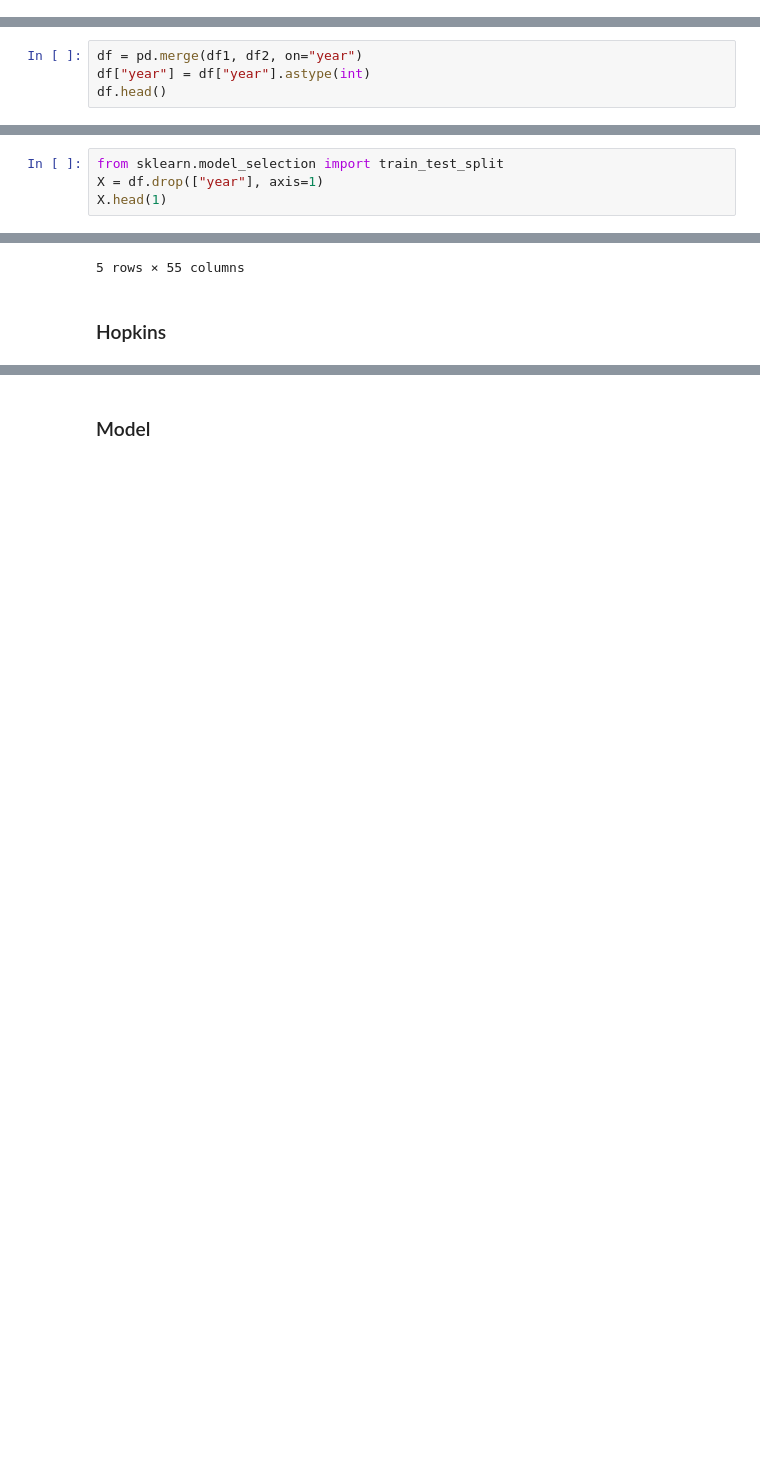
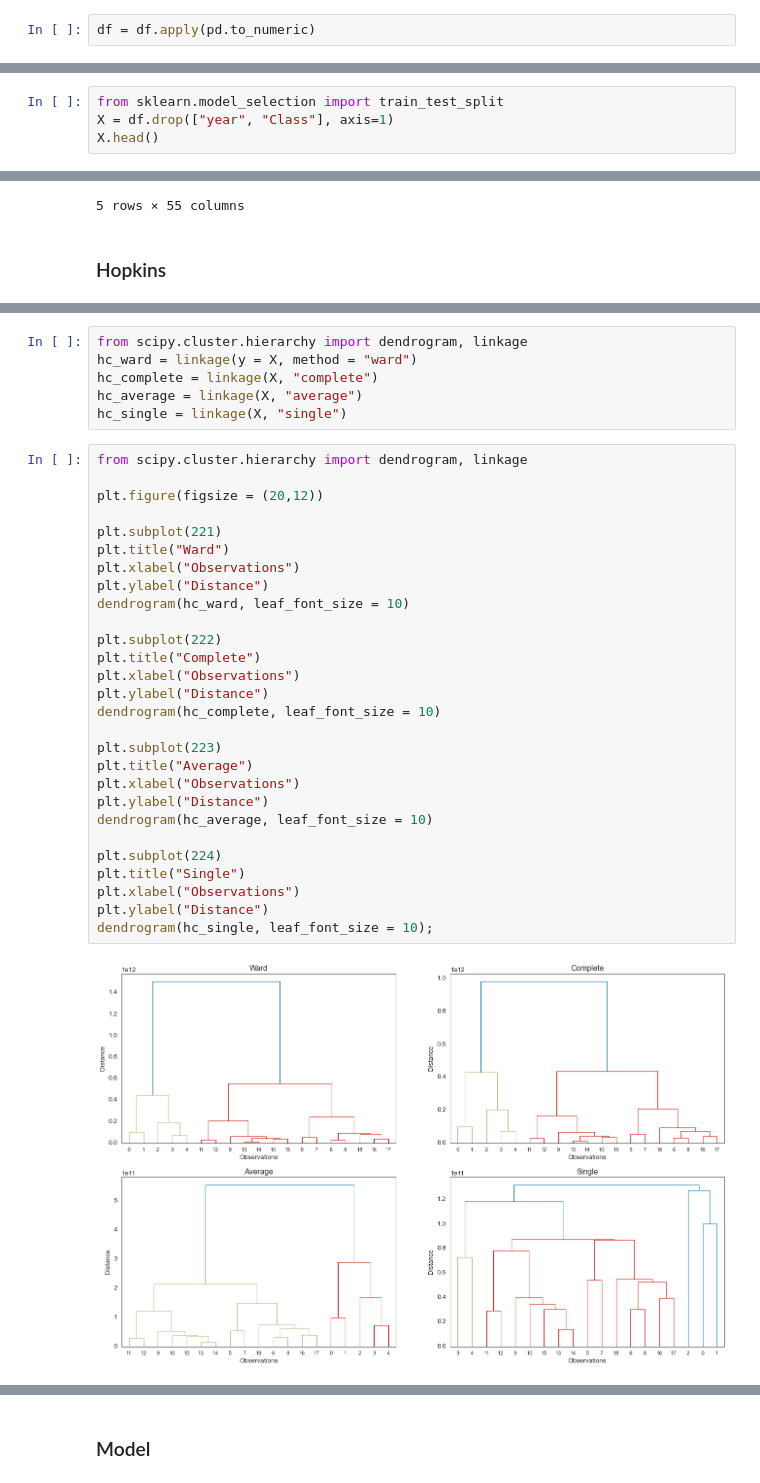
Before and after one commit to enginabdan/1_Github, a Jupyter notebook: 2_ProjectsMine/9_turkey_last_20_years/2_Turkey_Last_20_Years_AgglomerativeClustering/turkey_20_years_AgglomerativeClustering.ipynb, the cells around one changed output, grey strips where cells are left out. Cells and saved outputs as stored; diff of their text form; blank space fills up the shorter version.

```diff
--- a/2_ProjectsMine/9_turkey_last_20_years/2_Turkey_Last_20_Years_AgglomerativeClustering/turkey_20_years_AgglomerativeClustering.ipynb
+++ b/2_ProjectsMine/9_turkey_last_20_years/2_Turkey_Last_20_Years_AgglomerativeClustering/turkey_20_years_AgglomerativeClustering.ipynb
@@ -351,0 +48,2 @@ col_abbr_df2 = dict(zip(d,b))
+# %%
+df = df.apply(pd.to_numeric)
@@ -444,4 +158,0 @@ print(df2.shape)
-# %%
-df = pd.merge(df1, df2, on="year")
-df["year"] = df["year"].astype(int)
-df.head()
@@ -523,7 +223,7 @@ vaae            : Left Skewed
 ### Train Test Split
 # %%
 from sklearn.model_selection import train_test_split
-X = df.drop(["year"], axis=1)
-X.head(1)
+X = df.drop(["year", "Class"], axis=1)
+X.head()
 # %% [output]
 |  | cpi | anni | bm | cgdt | coe | coubaa | dcpbfs | dctps | dctpsbb | epfngs | ... | ... |
@@ -573,0 +280,36 @@ StdScl Scale    : 0.3274558313224581
+# %%
+from scipy.cluster.hierarchy import dendrogram, linkage
+hc_ward = linkage(y = X, method = "ward")
+hc_complete = linkage(X, "complete")
+hc_average = linkage(X, "average")
+hc_single = linkage(X, "single")
+# %%
+from scipy.cluster.hierarchy import dendrogram, linkage
+
+plt.figure(figsize = (20,12))
+
+plt.subplot(221)
+plt.title("Ward")
+plt.xlabel("Observations")
+plt.ylabel("Distance")
+dendrogram(hc_ward, leaf_font_size = 10)
+
+plt.subplot(222)
+plt.title("Complete")
+plt.xlabel("Observations")
+plt.ylabel("Distance")
+dendrogram(hc_complete, leaf_font_size = 10)
+
+plt.subplot(223)
+plt.title("Average")
+plt.xlabel("Observations")
+plt.ylabel("Distance")
+dendrogram(hc_average, leaf_font_size = 10)
+
+plt.subplot(224)
+plt.title("Single")
+plt.xlabel("Observations")
+plt.ylabel("Distance")
+dendrogram(hc_single, leaf_font_size = 10);
+# %% [output]
+[figure, added]
```
Also changed, not shown: parts of 175 cells of this notebook, 1 other file.
